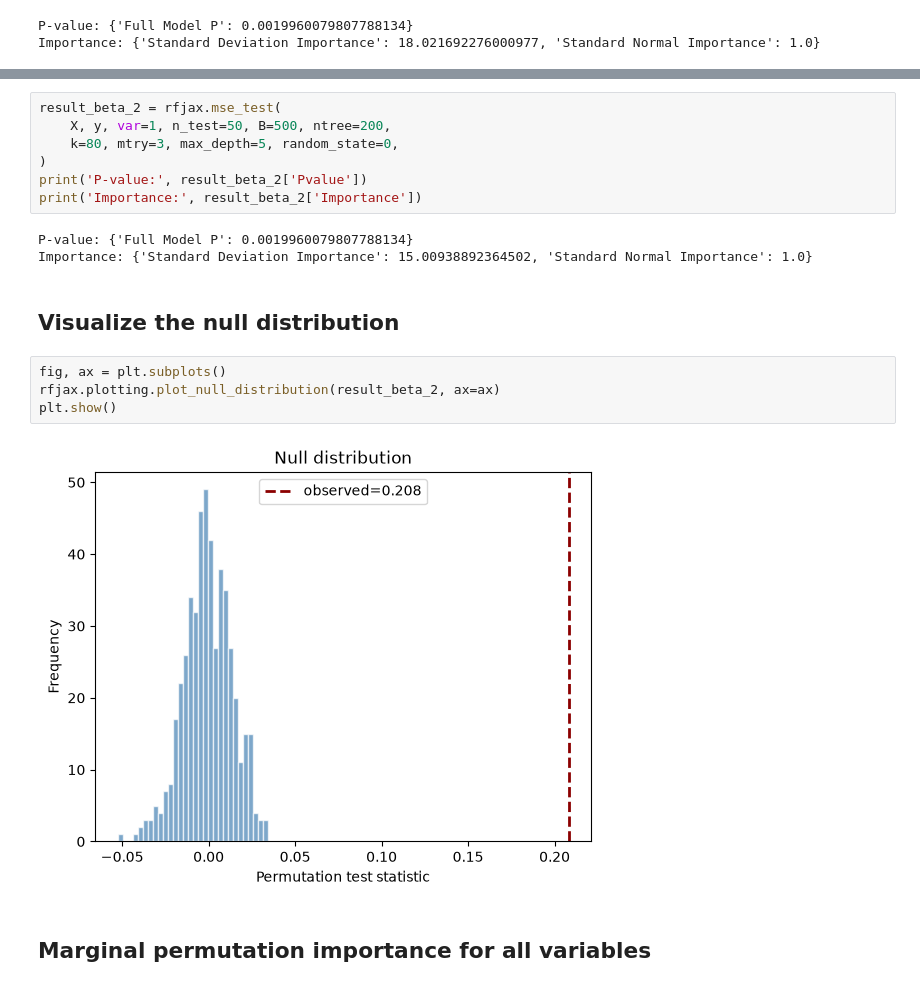
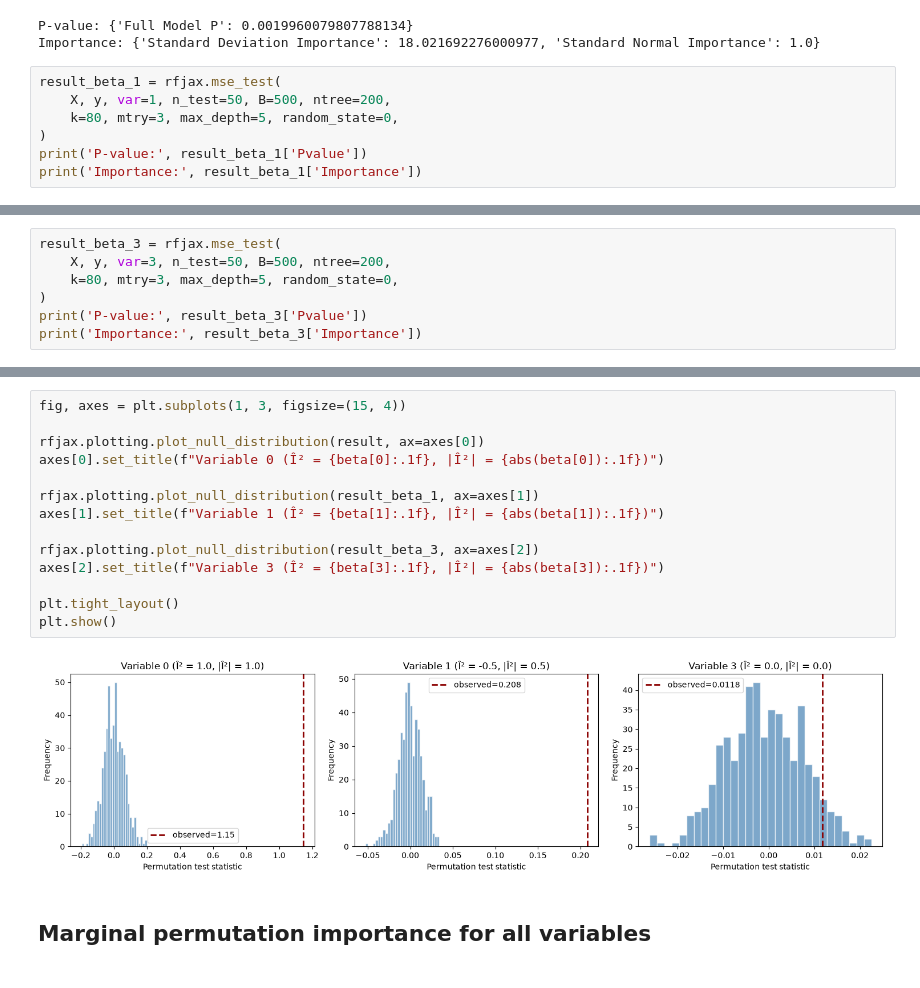
Before and after one commit to tscoleman226/RFtest_jax, a Jupyter notebook: examples/quickstart.ipynb, the cells around one changed output, grey strips where cells are left out. Saved outputs shown, nothing was run; the diff lists cells and outputs as text.

Commit message:
feat: add null-distribution plot for non-significant variable and row layout

```diff
--- a/examples/quickstart.ipynb
+++ b/examples/quickstart.ipynb
@@ -31,3 +31,10 @@ print('Importance:', result['Importance'])
 # %% [output]
 P-value: {'Full Model P': 0.0019960079807788134}
 Importance: {'Standard Deviation Importance': 18.021692276000977, 'Standard Normal Importance': 1.0}
+# %%
+result_beta_1 = rfjax.mse_test(
+    X, y, var=1, n_test=50, B=500, ntree=200,
+    k=80, mtry=3, max_depth=5, random_state=0,
+)
+print('P-value:', result_beta_1['Pvalue'])
+print('Importance:', result_beta_1['Importance'])
@@ -33,0 +44,7 @@ Importance: {'Standard Deviation Importance': 18.021692276000977, 'Standard Norm
+# %%
+result_beta_3 = rfjax.mse_test(
+    X, y, var=3, n_test=50, B=500, ntree=200,
+    k=80, mtry=3, max_depth=5, random_state=0,
+)
+print('P-value:', result_beta_3['Pvalue'])
+print('Importance:', result_beta_3['Importance'])
@@ -42,21 +56,19 @@ plt.show()
-# %%
-result_beta_2 = rfjax.mse_test(
-    X, y, var=1, n_test=50, B=500, ntree=200,
-    k=80, mtry=3, max_depth=5, random_state=0,
-)
-print('P-value:', result_beta_2['Pvalue'])
-print('Importance:', result_beta_2['Importance'])
-# %% [output]
-P-value: {'Full Model P': 0.0019960079807788134}
-Importance: {'Standard Deviation Importance': 15.00938892364502, 'Standard Normal Importance': 1.0}
-# %% [markdown]
-## Visualize the null distribution
-# %%
-fig, ax = plt.subplots()
-rfjax.plotting.plot_null_distribution(result_beta_2, ax=ax)
-plt.show()
-# %% [output]
-[figure, removed]
+# %%
+fig, axes = plt.subplots(1, 3, figsize=(15, 4))
+
+rfjax.plotting.plot_null_distribution(result, ax=axes[0])
+axes[0].set_title(f"Variable 0 (Î² = {beta[0]:.1f}, |Î²| = {abs(beta[0]):.1f})")
+
+rfjax.plotting.plot_null_distribution(result_beta_1, ax=axes[1])
+axes[1].set_title(f"Variable 1 (Î² = {beta[1]:.1f}, |Î²| = {abs(beta[1]):.1f})")
+
+rfjax.plotting.plot_null_distribution(result_beta_3, ax=axes[2])
+axes[2].set_title(f"Variable 3 (Î² = {beta[3]:.1f}, |Î²| = {abs(beta[3]):.1f})")
+
+plt.tight_layout()
+plt.show()
+# %% [output]
+[figure, added]
 # %% [markdown]
 ## Marginal permutation importance for all variables
 # %%
```
Also changed, not shown: parts of 5 cells of this notebook.
